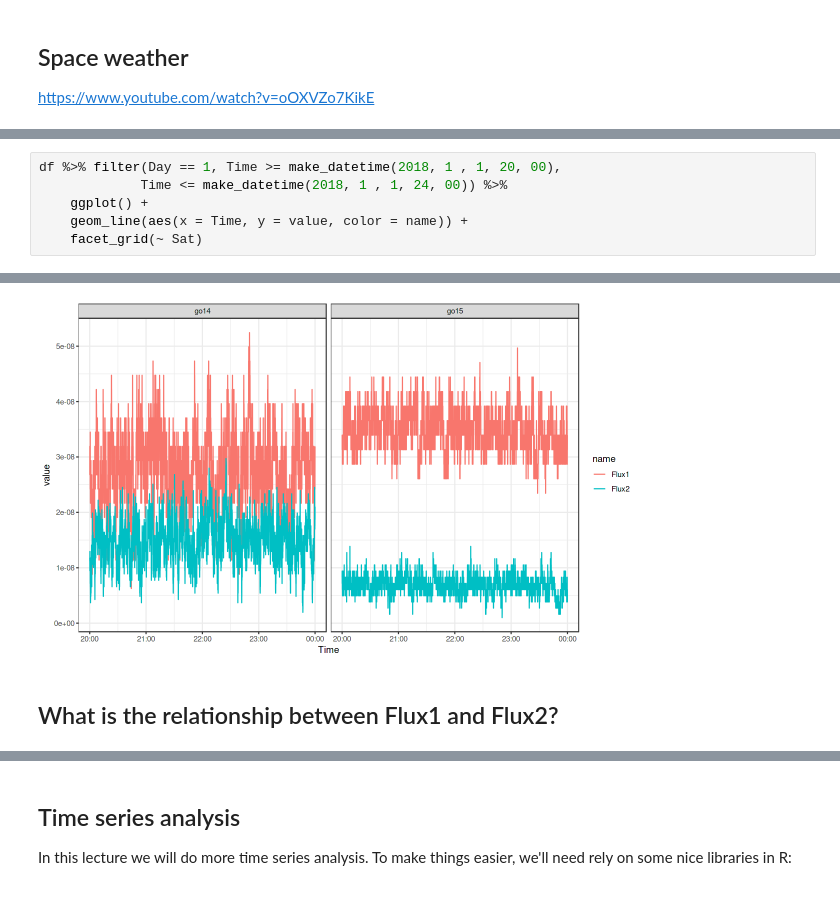
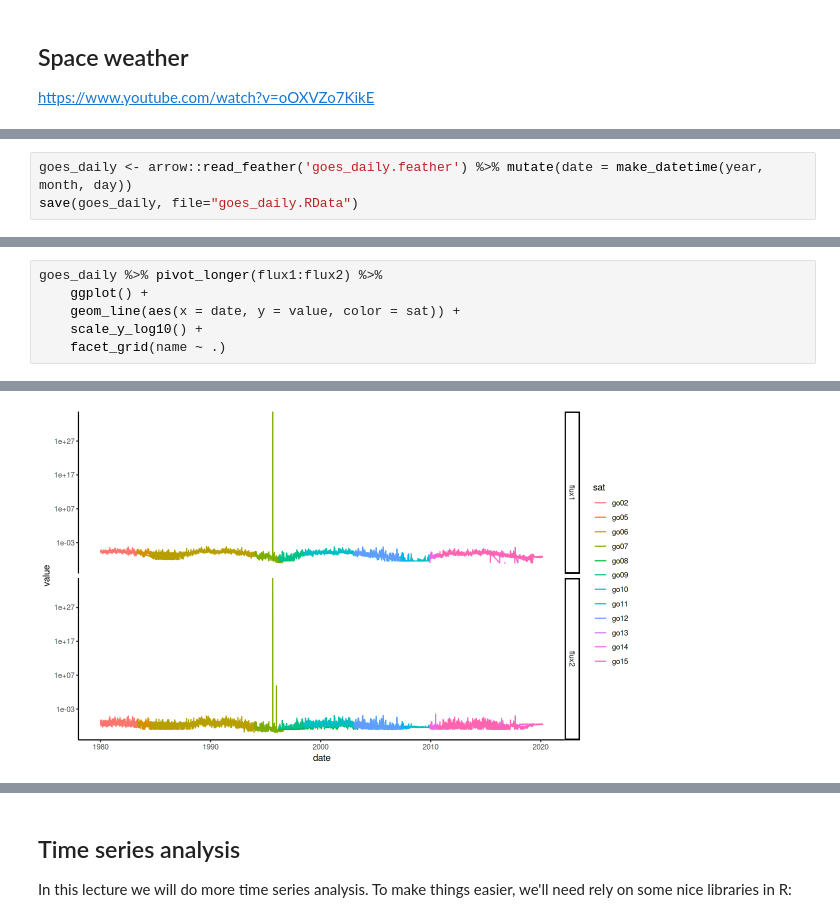
Before and after one commit to terhorst/stats504, a Jupyter notebook: lectures/week5/slides.ipynb, the cells around one changed output, grey strips where cells are left out. Drawn from its saved outputs; the diff is of its cells as text.

```diff
--- a/lectures/week5/slides.ipynb
+++ b/lectures/week5/slides.ipynb
@@ -23 +89,4 @@ https://www.youtube.com/watch?v=oOXVZo7KikE
+# %%
+goes_daily <- arrow::read_feather('goes_daily.feather') %>% mutate(date = make_datetime(year, month, day))
+save(goes_daily, file="goes_daily.RData")
 # %%
@@ -70,7 +139,7 @@ A tibble: 5218856 × 10
 # %%
-df %>% filter(Day == 1, Time >= make_datetime(2018, 1 , 1, 20, 00),
-             Time <= make_datetime(2018, 1 , 1, 24, 00)) %>%
+goes_daily %>% pivot_longer(flux1:flux2) %>%
     ggplot() +
-    geom_line(aes(x = Time, y = value, color = name)) +
-    facet_grid(~ Sat)
+    geom_line(aes(x = date, y = value, color = sat)) +
+    scale_y_log10() +
+    facet_grid(name ~ .)
 # %% [output]
@@ -77,3 +148 @@ df %>% filter(Day == 1, Time >= make_datetime(2018, 1 , 1, 20, 00),
-[figure, old version]
+[figure, new version]
-# %% [markdown]
-## What is the relationship between Flux1 and Flux2?
```
Also changed, not shown: parts of 46 cells of this notebook, 1 other file.
